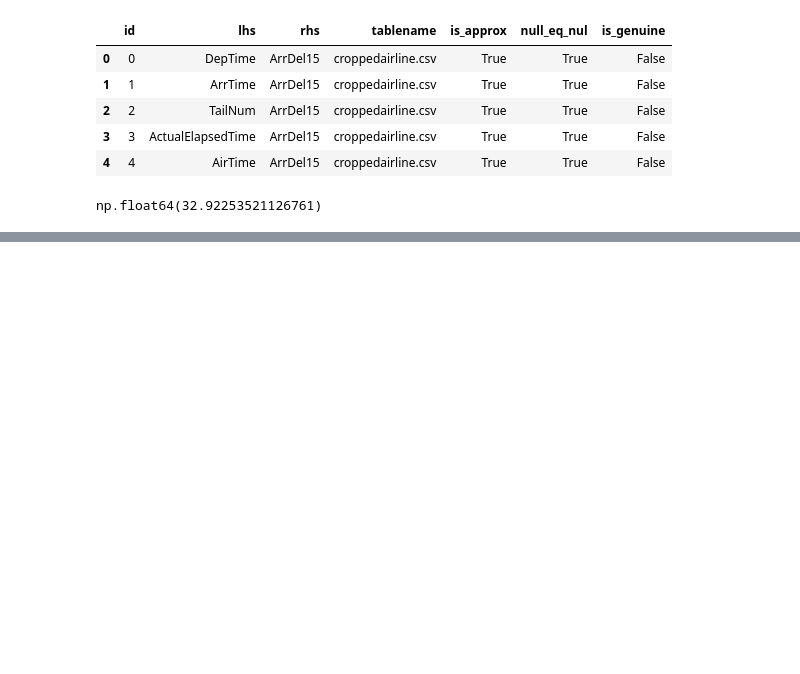
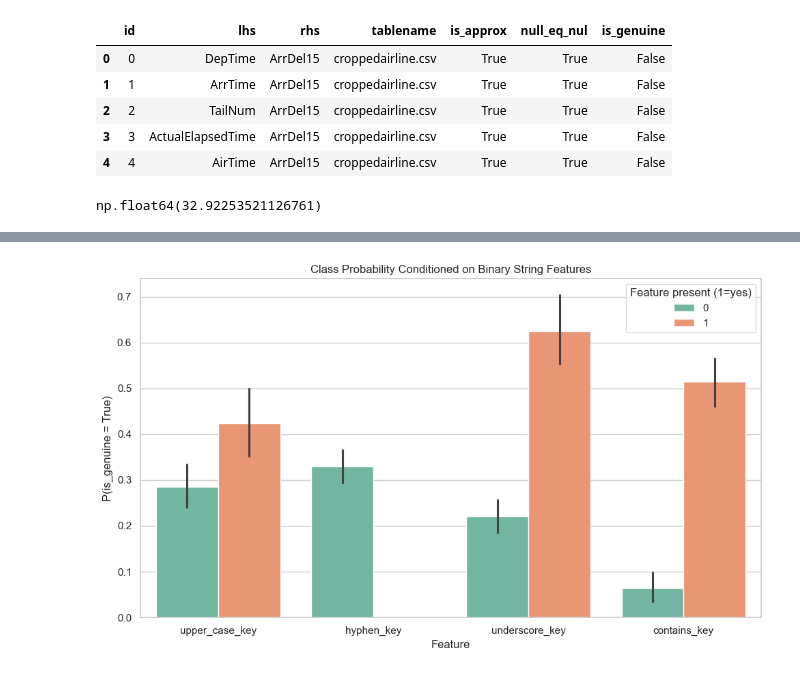
Before and after one commit to Jynns/dataprofiling_gen_fd, a Jupyter notebook: notebooks/vis.ipynb, the cells around one changed output, grey strips where cells are left out. Drawn from its saved outputs; the diff is of its cells as text; code cells hidden in the pictures; blank space fills up the shorter version.

```diff
--- a/notebooks/vis.ipynb
+++ b/notebooks/vis.ipynb
@@ -39,0 +36,6 @@ NameError: name 'sentenceTransformer' is not defined
+# %%
+def cos_string(lhs, rhs):
+    texts = [lhs, rhs]
+    embeddings = sentenceTransformer.encode(texts, normalize_embeddings=True)
+    sim = cosine_similarity(embeddings)
+    return str(sim[0][1])
@@ -39,0 +537,36 @@ NameError: name 'sentenceTransformer' is not defined
+# %%
+import pandas as pd
+
+df_long = df_feat.melt(
+    id_vars="is_genuine",
+    value_vars=list(feature_fns.keys()),
+    var_name="feature",
+    value_name="feature_present",
+)
+# %%
+import seaborn as sns
+import matplotlib.pyplot as plt
+
+sns.set_theme(style="whitegrid")
+
+plt.figure(figsize=(10, 6))
+
+sns.barplot(
+    data=df_long,
+    x="feature",
+    y="is_genuine",
+    hue="feature_present",
+    estimator="mean",        # mean of is_genuine = P(genuine)
+    errorbar=("ci", 95),
+    palette="Set2",
+)
+
+plt.ylabel("P(is_genuine = True)")
+plt.xlabel("Feature")
+plt.title("Class Probability Conditioned on Binary String Features")
+plt.legend(title="Feature present (1=yes)")
+
+plt.tight_layout()
+plt.show()
+# %% [output]
+[figure, added]
```
Also changed, not shown: parts of 21 cells of this notebook.
